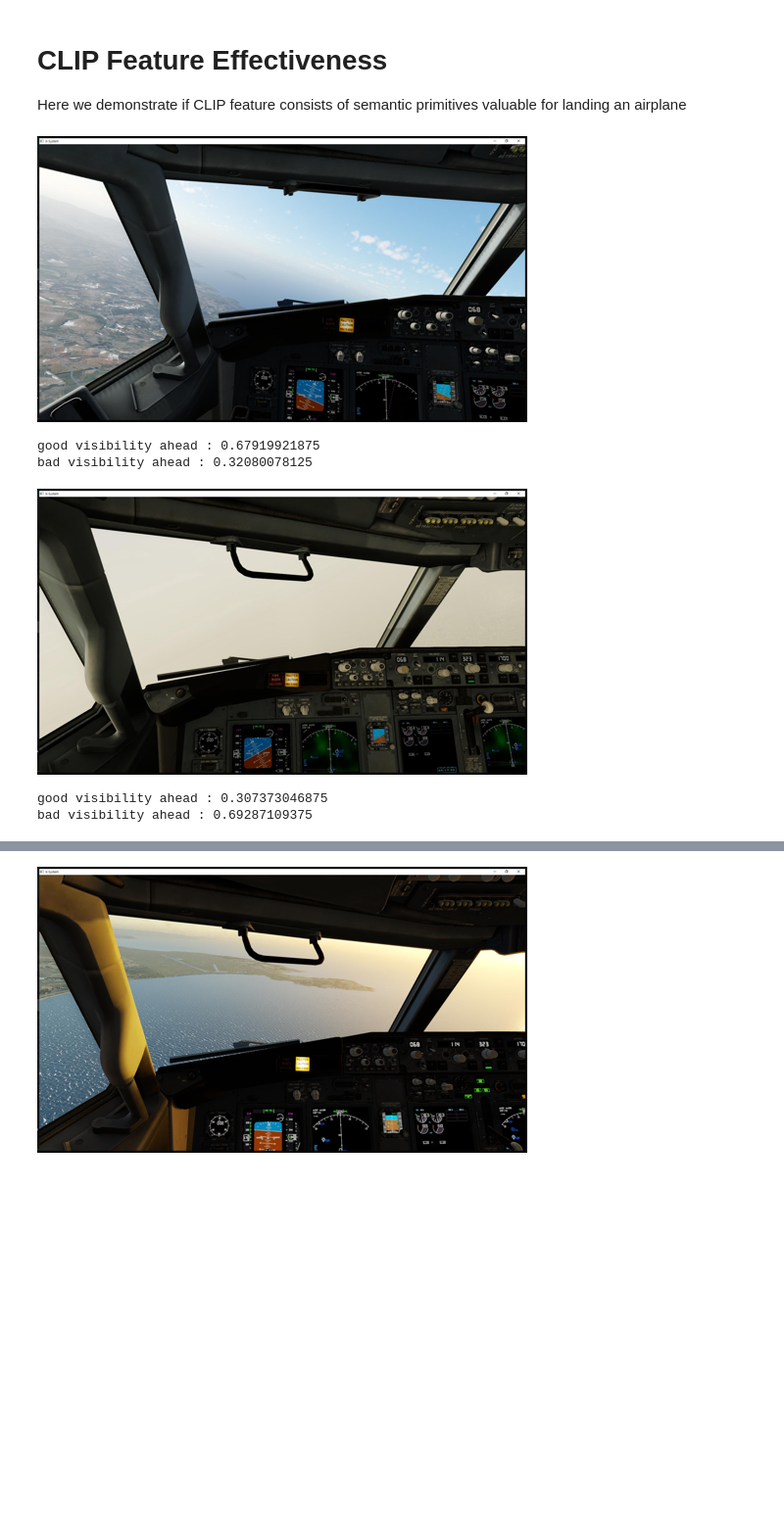
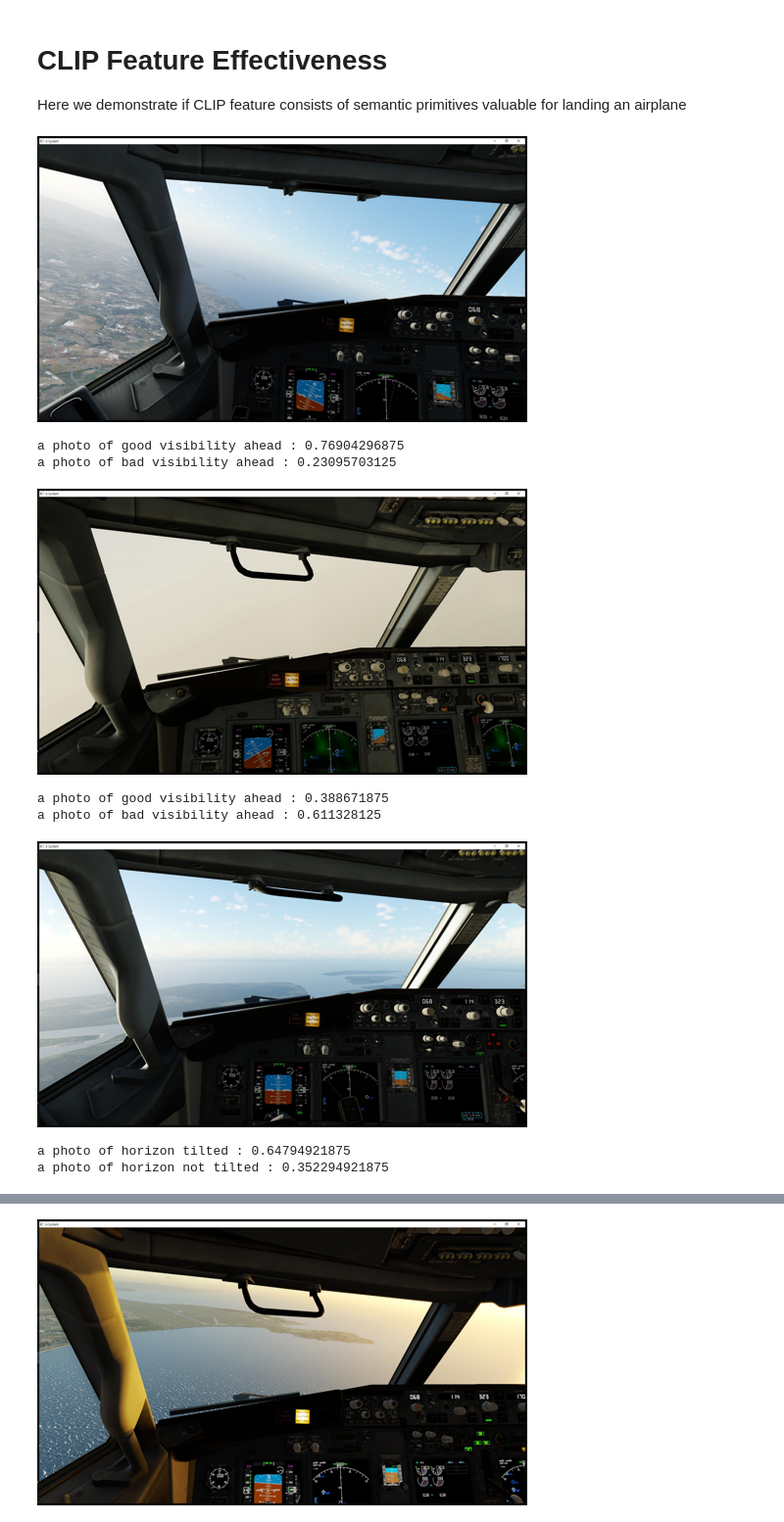
Before and after one commit to litcoderr/flybyml, a Jupyter notebook: experiment/clip_effectiveness.ipynb, the cells around one changed output, grey strips where cells are left out. Shown at 98% size. Drawn from its saved outputs; the diff is of its cells as text; code cells hidden in the pictures; blank space fills up the shorter version.

```diff
--- a/experiment/clip_effectiveness.ipynb
+++ b/experiment/clip_effectiveness.ipynb
@@ -15,7 +15,8 @@ root = Path("D:\\dataset\\flybyml_dataset")
 img_root = root / "image"
 # %%
 pair1 = ["cockpit view aligned with runway", "cockpit view unaligned with runway"]
-pair2 = ["good visibility ahead", "bad visibility ahead"]
+pair2 = ["a photo of good visibility ahead", "a photo of bad visibility ahead"]
+pair3 = ["a photo of horizon tilted", "a photo of horizon not tilted"]
 # %%
 def plot(img_path, pair):
     img = Image.open(img_path)
@@ -34,11 +35,17 @@ def plot(img_path, pair):
 plot(img_root / "2a4a5191-989e-495c-b3aa-32d1aad9f37b" / "00125.jpg", pair2)
 # %% [output]
 [figure]
-good visibility ahead : 0.67919921875
-bad visibility ahead : 0.32080078125
+a photo of good visibility ahead : 0.76904296875
+a photo of bad visibility ahead : 0.23095703125
 # %%
 plot(img_root / "5f918e64-366c-4456-8ec0-be62ff53fd21" / "00093.jpg", pair2)
 # %% [output]
 [figure]
-good visibility ahead : 0.307373046875
-bad visibility ahead : 0.69287109375
+a photo of good visibility ahead : 0.388671875
+a photo of bad visibility ahead : 0.611328125
+# %%
+plot(img_root / "70c35ab3-8f03-4480-bfd4-11a6a6e120ee" / "00125.jpg", pair3)
+# %% [output]
+[figure, added]
+a photo of horizon tilted : 0.64794921875
+a photo of horizon not tilted : 0.352294921875
```
Also changed, not shown: parts of 2 cells of this notebook, 1 other file.
